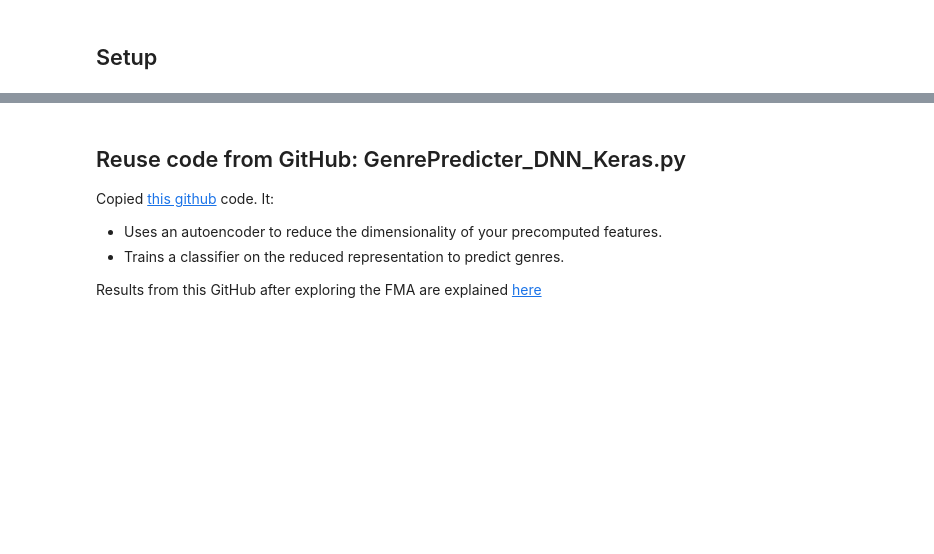
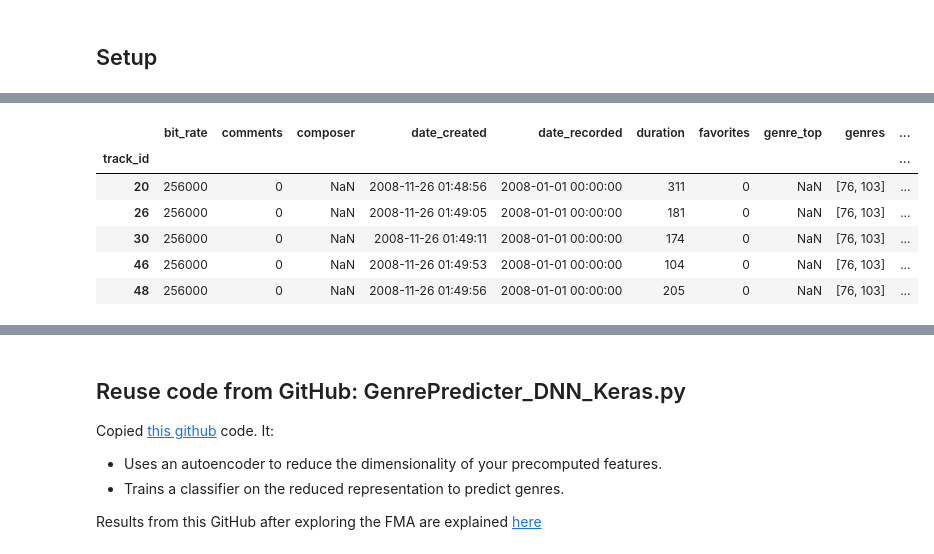
Before and after one commit to ferozmay/Melody-Match, a Jupyter notebook: similarity_research/Feature_to_genre_model.ipynb, the cells around one changed output, grey strips where cells are left out. Drawn from its saved outputs; the diff is of its cells as text; code cells hidden in the pictures; blank space fills up the shorter version.

Commit message:
Included more info on feature_to_genre_model.ipynb

```diff
--- a/similarity_research/Feature_to_genre_model.ipynb
+++ b/similarity_research/Feature_to_genre_model.ipynb
@@ -50,0 +75,5 @@ class paths():
+# %%
+# LOAD DATA
+features_df = pd.read_csv(paths.FEATURE_D, index_col=0, header=[0, 1, 2])
+tracks_df = pd.read_csv(paths.TRACKS_D, index_col=0, header=[0, 1])
+genres_df = pd.read_csv(paths.GENRE_D, index_col=0)
@@ -50,0 +134,13 @@ class paths():
+# %%
+m = tracks_df['track', 'genres_all'] != tracks_df['track', 'genres']
+tracks_df[m]['track'].head()
+# TODO - Understand the difference between "genres" ad "genres_all"ArithmeticError
+# TODO - Instead of using the "genre_top", make a one-hot encoding of all genres (decide between genres or genres_all)
+# %% [output]
+|  | bit_rate | comments | composer | date_created | date_recorded | duration | favorites | genre_top | genres | ... |
+| track_id |  |  |  |  |  |  |  |  |  | ... |
+| 20 | 256000 | 0 | NaN | 2008-11-26 01:48:56 | 2008-01-01 00:00:00 | 311 | 0 | NaN | [76, 103] | ... |
+| 26 | 256000 | 0 | NaN | 2008-11-26 01:49:05 | 2008-01-01 00:00:00 | 181 | 0 | NaN | [76, 103] | ... |
+| 30 | 256000 | 0 | NaN | 2008-11-26 01:49:11 | 2008-01-01 00:00:00 | 174 | 0 | NaN | [76, 103] | ... |
+| 46 | 256000 | 0 | NaN | 2008-11-26 01:49:53 | 2008-01-01 00:00:00 | 104 | 0 | NaN | [76, 103] | ... |
+| 48 | 256000 | 0 | NaN | 2008-11-26 01:49:56 | 2008-01-01 00:00:00 | 205 | 0 | NaN | [76, 103] | ... |
```
Also changed, not shown: parts of 14 cells of this notebook.
